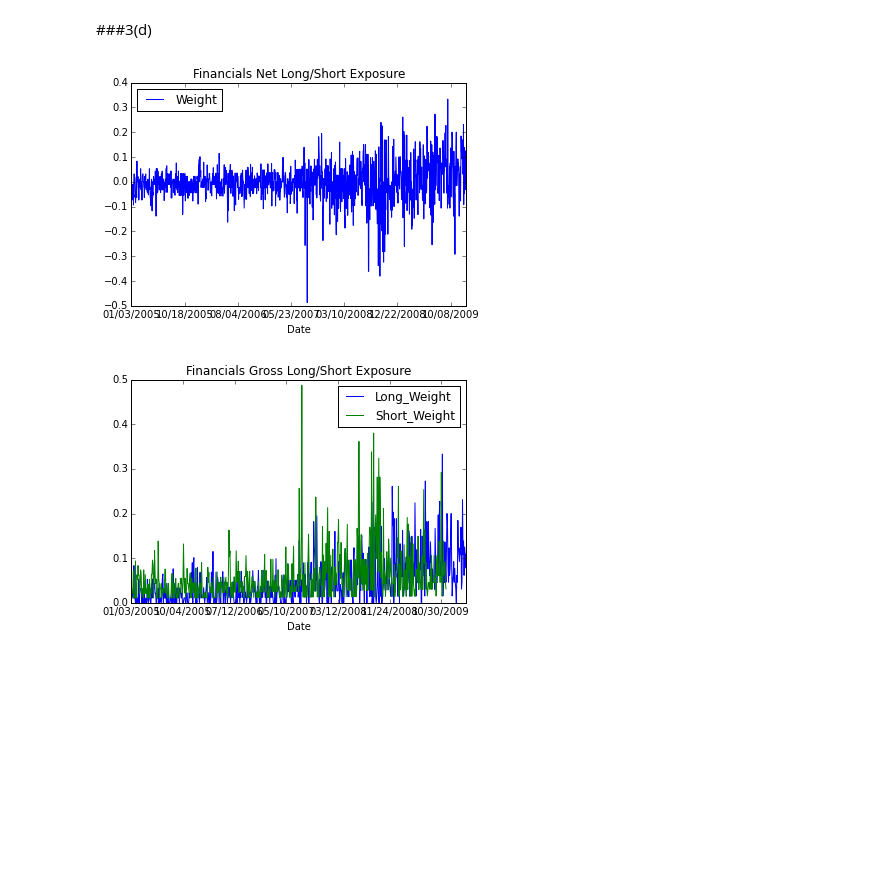
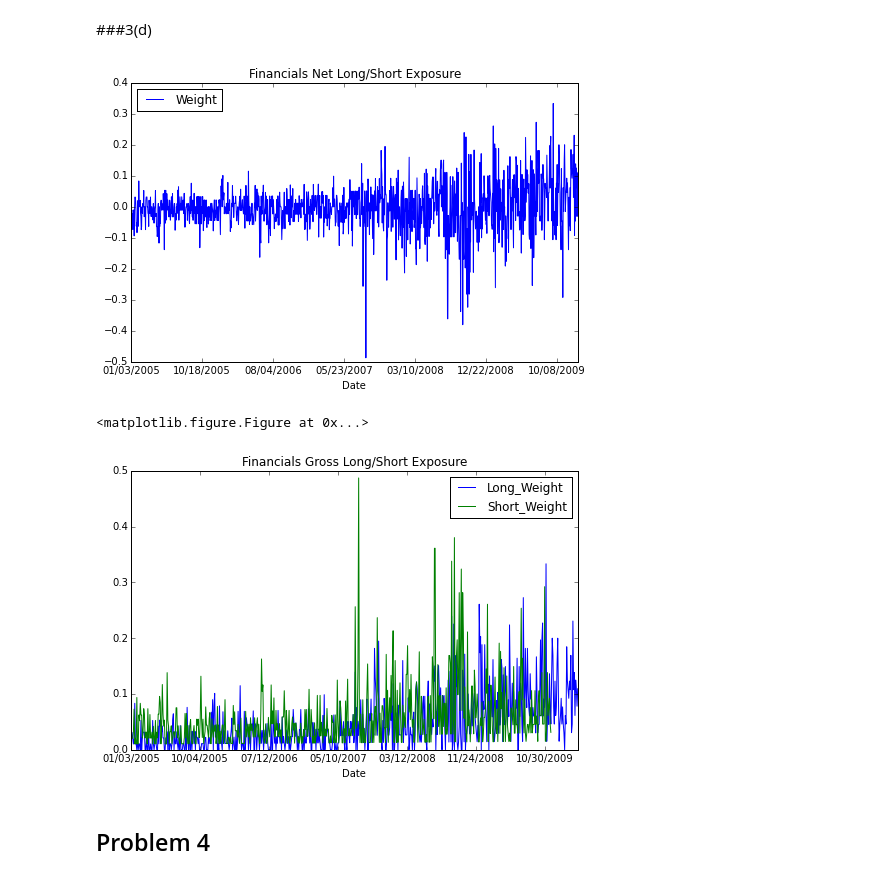
Before and after one commit to haosutang/MIT15.496_Project_C, a Jupyter notebook: Project C.ipynb, the cells around one changed output. Drawn from its saved outputs; the diff is of its cells as text; code cells hidden in the pictures; blank space fills up the shorter version.

```diff
--- a/Project C.ipynb
+++ b/Project C.ipynb
@@ -112,17 +112,23 @@ max(strat.NA)
 # %%
 substrat = strat[['TradeDate', 'Financials']]
 substrat.columns = ['Date', 'Weight']
 substrat.plot(x='Date', y='Weight', title='Financials Net Long/Short Exposure')
+plt.gcf().set_size_inches(8,5)
 plt.savefig('3d.png', format='png')
 # %% [output]
-[figure, old version]
+[figure, new version]
 # %%
 mask = substrat.Weight.values>=0
 substrat_abs_pos = pd.DataFrame({'Date': substrat.Date[mask], 'Long_Weight': substrat.Weight.values[mask]})
 substrat_abs_neg = pd.DataFrame({'Date': substrat.Date[~mask], 'Short_Weight': abs(substrat.Weight.values[~mask])})
 # %%
-ax1 = substrat_abs_pos.plot(x='Date', y='Long_Weight', title='Financials Gross Long/Short Exposure')
-substrat_abs_neg.plot(x='Date', y='Short_Weight', ax=ax1)
+fg = plt.figure()
+fg = substrat_abs_pos.plot(x='Date', y='Long_Weight', title='Financials Gross Long/Short Exposure')
+substrat_abs_neg.plot(x='Date', y='Short_Weight', ax=fg)
+plt.gcf().set_size_inches(8,5)
 plt.savefig('3d_2.png', format='png')
 # %% [output]
+<matplotlib.figure.Figure at 0x...>
-[figure, old version]
+[figure, new version]
+# %% [markdown]
+## Problem 4
```
Also changed, not shown: parts of 15 cells of this notebook, 13 other files.
